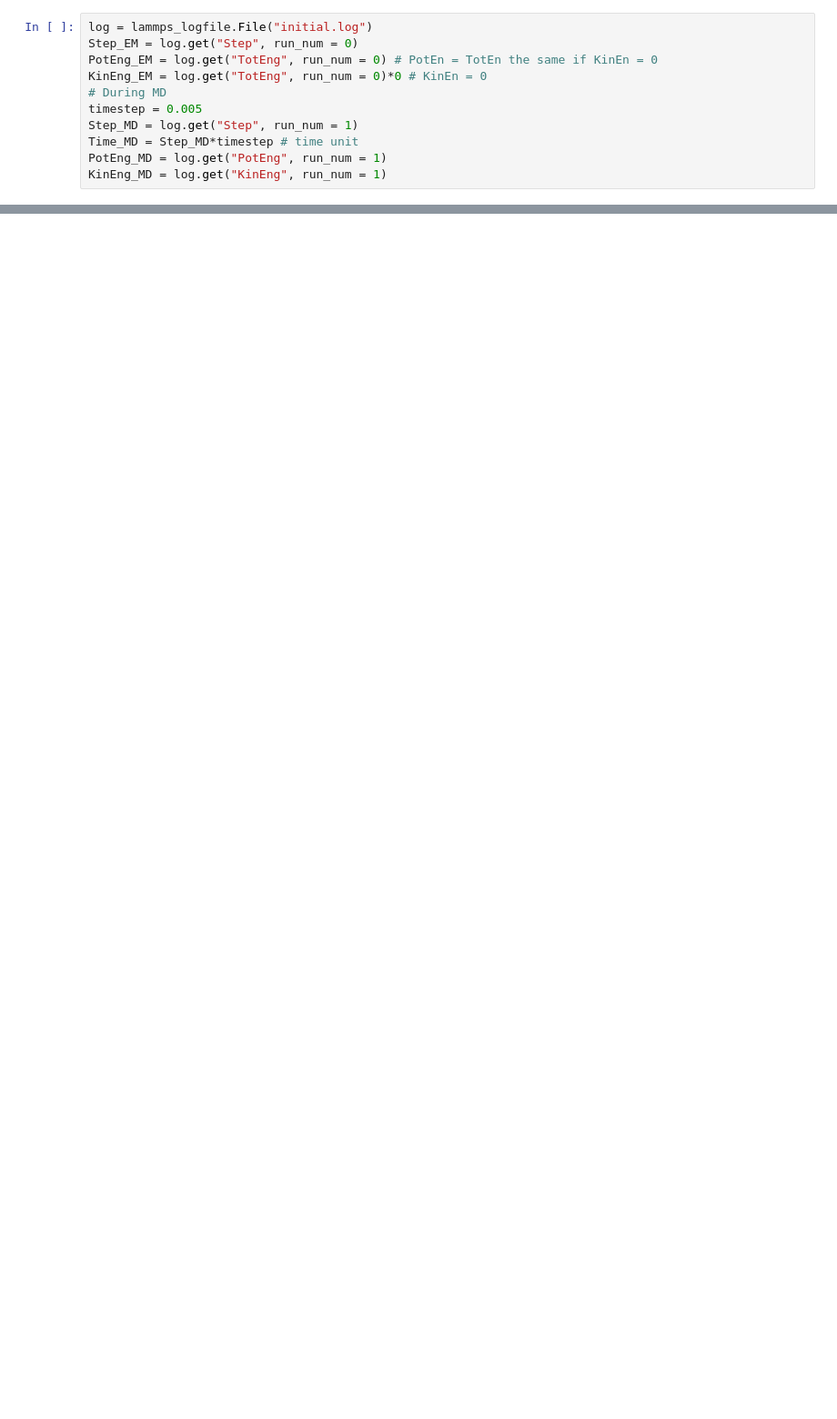
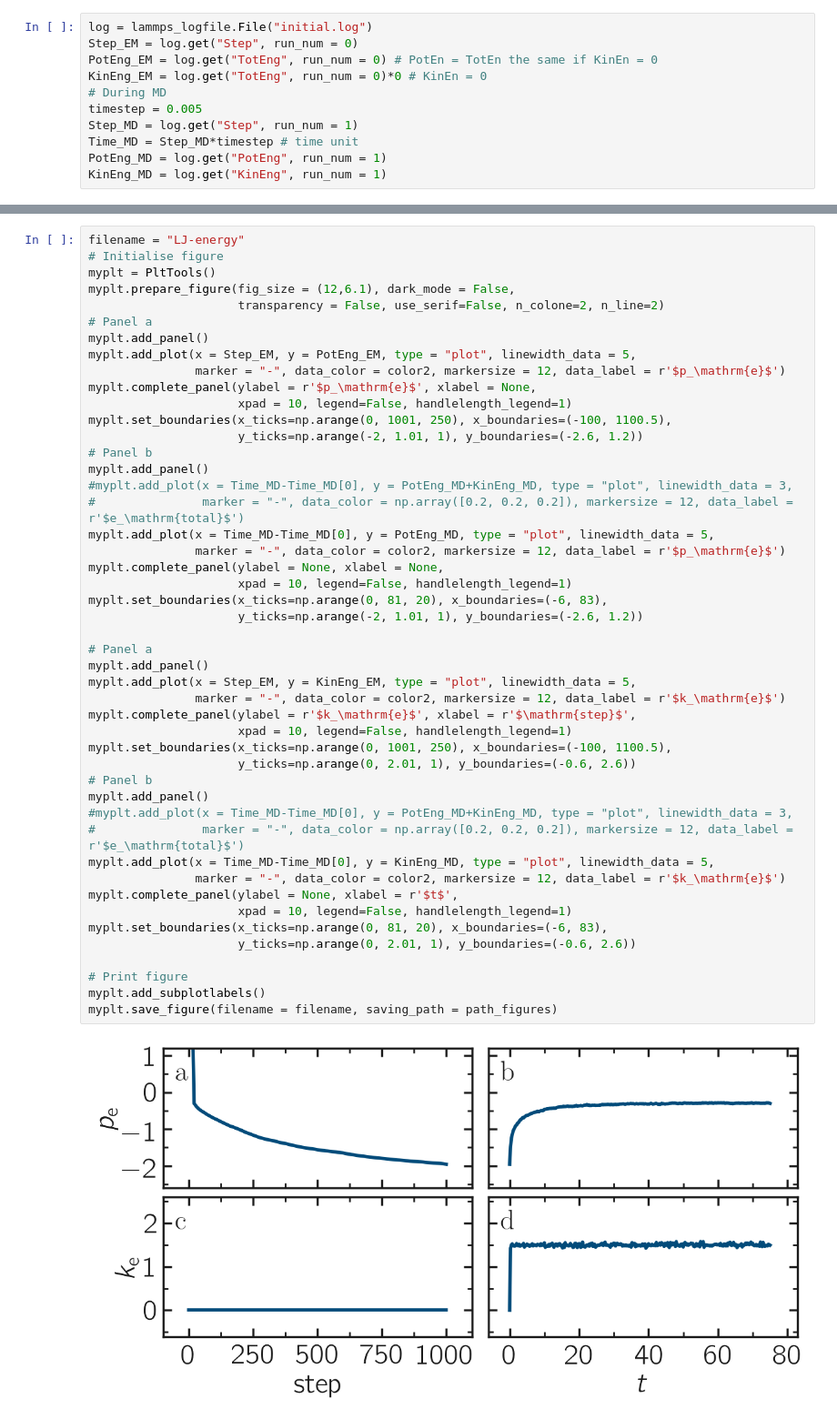
Before and after one commit to lammpstutorials/lammpstutorials-article, a Jupyter notebook: files/tutorial1/solution/initial.ipynb, the cells around one changed output, grey strips where cells are left out. Shown: that part at 91% size. Drawn from its saved outputs; the diff is of its cells as text; blank space fills up the shorter version.

Commit message:
finalized figure cleaning tutorial 1

```diff
--- a/files/tutorial1/solution/initial.ipynb
+++ b/files/tutorial1/solution/initial.ipynb
@@ -61,2 +61,51 @@ myplt.save_figure(filename = filename, saving_path = path_figures)
 # %% [output]
 [figure]
+# %%
+filename = "LJ-energy"
+# Initialise figure
+myplt = PltTools()
+myplt.prepare_figure(fig_size = (12,6.1), dark_mode = False,
+                     transparency = False, use_serif=False, n_colone=2, n_line=2)
+# Panel a
+myplt.add_panel()
+myplt.add_plot(x = Step_EM, y = PotEng_EM, type = "plot", linewidth_data = 5,
+               marker = "-", data_color = color2, markersize = 12, data_label = r'$p_\mathrm{e}$')
+myplt.complete_panel(ylabel = r'$p_\mathrm{e}$', xlabel = None,
+                     xpad = 10, legend=False, handlelength_legend=1)
+myplt.set_boundaries(x_ticks=np.arange(0, 1001, 250), x_boundaries=(-100, 1100.5),
+                     y_ticks=np.arange(-2, 1.01, 1), y_boundaries=(-2.6, 1.2))
+# Panel b
+myplt.add_panel()
+#myplt.add_plot(x = Time_MD-Time_MD[0], y = PotEng_MD+KinEng_MD, type = "plot", linewidth_data = 3,
+#               marker = "-", data_color = np.array([0.2, 0.2, 0.2]), markersize = 12, data_label = r'$e_\mathrm{total}$')
+myplt.add_plot(x = Time_MD-Time_MD[0], y = PotEng_MD, type = "plot", linewidth_data = 5,
+               marker = "-", data_color = color2, markersize = 12, data_label = r'$p_\mathrm{e}$')
+myplt.complete_panel(ylabel = None, xlabel = None,
+                     xpad = 10, legend=False, handlelength_legend=1)
+myplt.set_boundaries(x_ticks=np.arange(0, 81, 20), x_boundaries=(-6, 83),
+                     y_ticks=np.arange(-2, 1.01, 1), y_boundaries=(-2.6, 1.2))
+
+# Panel a
+myplt.add_panel()
+myplt.add_plot(x = Step_EM, y = KinEng_EM, type = "plot", linewidth_data = 5,
+               marker = "-", data_color = color2, markersize = 12, data_label = r'$k_\mathrm{e}$')
+myplt.complete_panel(ylabel = r'$k_\mathrm{e}$', xlabel = r'$\mathrm{step}$',
+                     xpad = 10, legend=False, handlelength_legend=1)
+myplt.set_boundaries(x_ticks=np.arange(0, 1001, 250), x_boundaries=(-100, 1100.5),
+                     y_ticks=np.arange(0, 2.01, 1), y_boundaries=(-0.6, 2.6))
+# Panel b
+myplt.add_panel()
+#myplt.add_plot(x = Time_MD-Time_MD[0], y = PotEng_MD+KinEng_MD, type = "plot", linewidth_data = 3,
+#               marker = "-", data_color = np.array([0.2, 0.2, 0.2]), markersize = 12, data_label = r'$e_\mathrm{total}$')
+myplt.add_plot(x = Time_MD-Time_MD[0], y = KinEng_MD, type = "plot", linewidth_data = 5,
+               marker = "-", data_color = color2, markersize = 12, data_label = r'$k_\mathrm{e}$')
+myplt.complete_panel(ylabel = None, xlabel = r'$t$',
+                     xpad = 10, legend=False, handlelength_legend=1)
+myplt.set_boundaries(x_ticks=np.arange(0, 81, 20), x_boundaries=(-6, 83),
+                     y_ticks=np.arange(0, 2.01, 1), y_boundaries=(-0.6, 2.6))
+
+# Print figure
+myplt.add_subplotlabels()
+myplt.save_figure(filename = filename, saving_path = path_figures)
+# %% [output]
+[figure, added]
```
Also changed, not shown: parts of 2 cells of this notebook, 4 other files.
